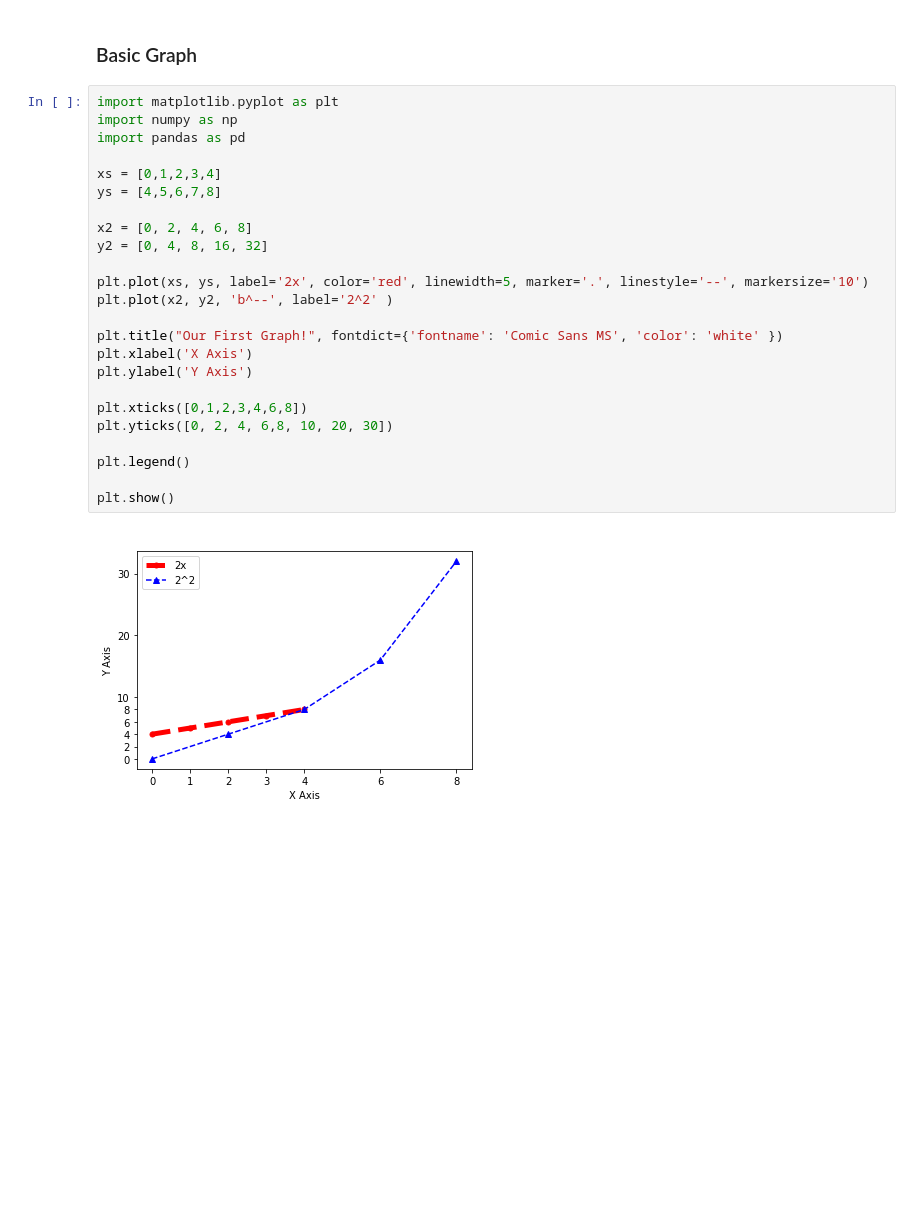
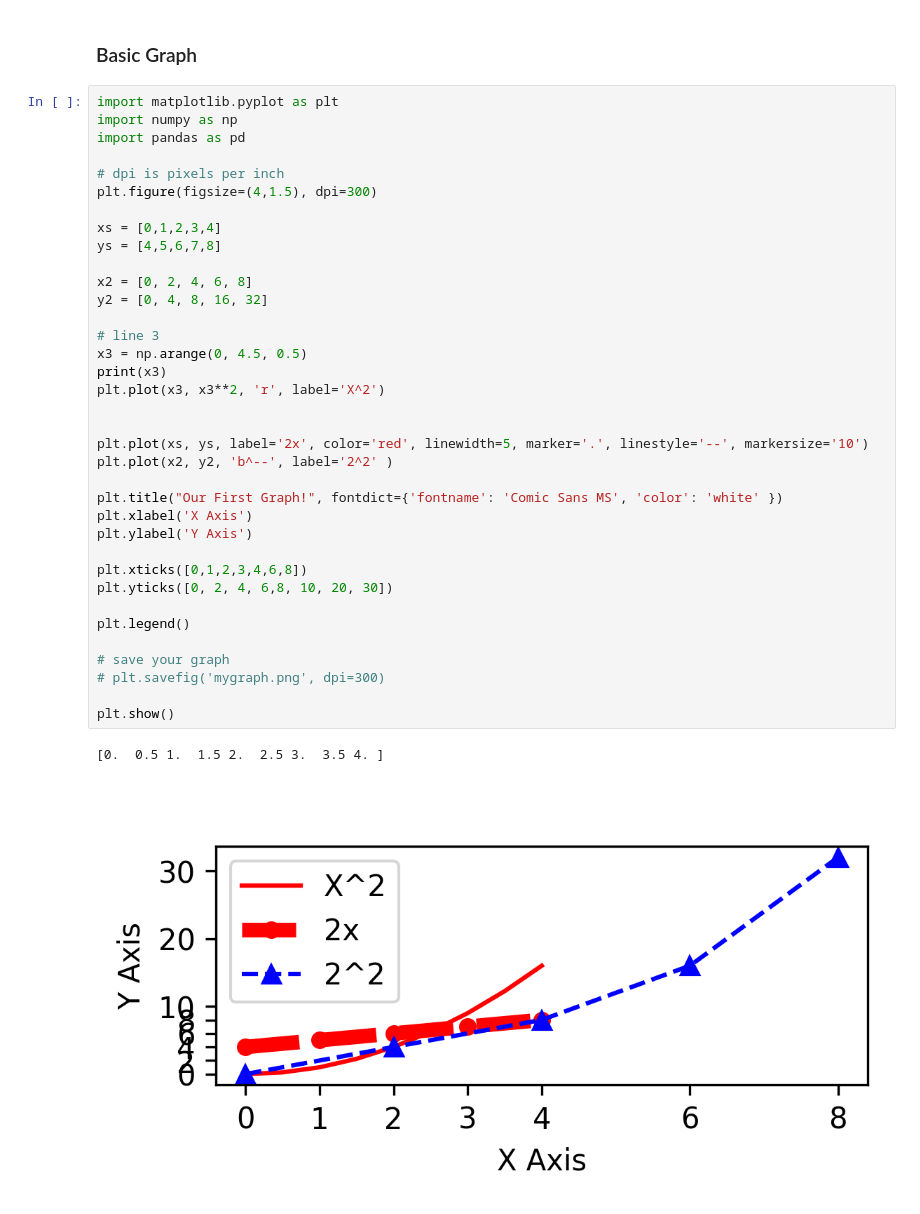
Before and after one commit to dinosaur96m/matplotlib_tutorial, a Jupyter notebook: code_along.ipynb, the cells around one changed output. Cells and saved outputs as stored; diff of their text form; blank space fills up the shorter version.

```diff
--- a/code_along.ipynb
+++ b/code_along.ipynb
@@ -3,26 +5,39 @@
 # %%
 import matplotlib.pyplot as plt
 import numpy as np
 import pandas as pd
+
+# dpi is pixels per inch
+plt.figure(figsize=(4,1.5), dpi=300)
 
 xs = [0,1,2,3,4]
 ys = [4,5,6,7,8]
 
 x2 = [0, 2, 4, 6, 8]
 y2 = [0, 4, 8, 16, 32]
+
+# line 3
+x3 = np.arange(0, 4.5, 0.5)
+print(x3)
+plt.plot(x3, x3**2, 'r', label='X^2')
+
 
 plt.plot(xs, ys, label='2x', color='red', linewidth=5, marker='.', linestyle='--', markersize='10')
 plt.plot(x2, y2, 'b^--', label='2^2' )
 
 plt.title("Our First Graph!", fontdict={'fontname': 'Comic Sans MS', 'color': 'white' })
 plt.xlabel('X Axis')
 plt.ylabel('Y Axis')
 
 plt.xticks([0,1,2,3,4,6,8])
 plt.yticks([0, 2, 4, 6,8, 10, 20, 30])
 
 plt.legend()
 
+# save your graph
+# plt.savefig('mygraph.png', dpi=300)
+
 plt.show()
 # %% [output]
+[0.  0.5 1.  1.5 2.  2.5 3.  3.5 4. ]
-[figure, old version]
+[figure, new version]
```
Also changed, not shown: parts of 3 cells of this notebook, 4 other files.
